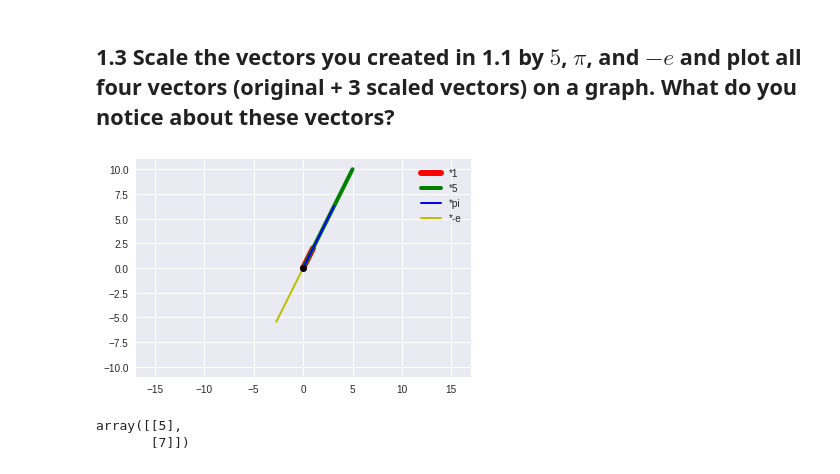
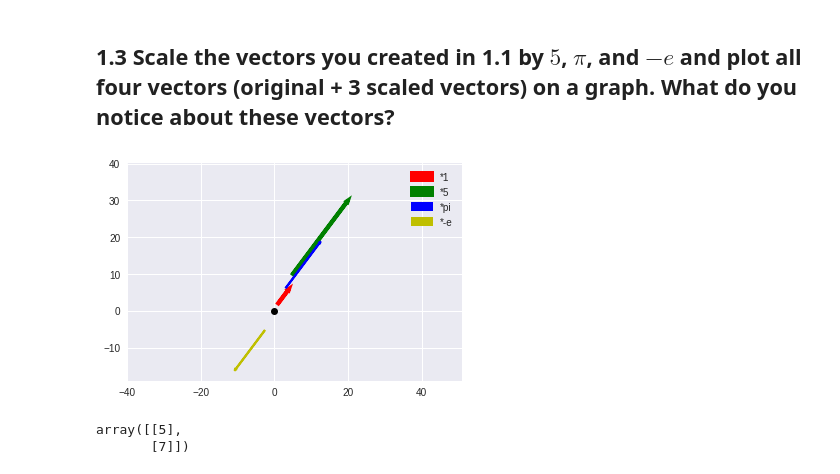
Before and after one commit to bloominstituteoftechnology/DS-Unit-1-Sprint-4-Linear-Algebra, a Jupyter notebook: module1-linear-algebra-review/Linear_Algebra_Assignment.ipynb, the cells around one changed output. Cells and saved outputs as stored; diff of their text form; code cells hidden in the pictures.

```diff
--- a/module1-linear-algebra-review/Linear_Algebra_Assignment.ipynb
+++ b/module1-linear-algebra-review/Linear_Algebra_Assignment.ipynb
@@ -36,10 +36,11 @@ matplotlib.__version__
 # %%
 import matplotlib.pyplot as plt
 import numpy as np
-fig, ax = plt.subplots(figsize=(2, 2))
-a = [1,2]
-ax.quiver(a[0],a[1],scale=4)
-plt.xticks(np.arange(-1,4))
-plt.yticks(np.arange(-1,4))
+fig, ax = plt.subplots(figsize=(6, 6))
+a = np.matrix('1 2; 3 4')
+plt.arrow(a[0,0], a[0,1], a[1,0], a[1,1], length_includes_head=True, width=0.1)
+plt.xticks(np.arange(0,8))
+plt.yticks(np.arange(0,8))
 plt.show()
+a11 = a
 # %% [output]
@@ -62,32 +65,33 @@ plt.show()
 # %%
 import numpy as np
 import matplotlib.pyplot as plt
-base = np.array([1,2])
+base = a11
 M = np.array([base, base * 5, base * np.pi, base * -np.e])
 
-rows,cols = M.T.shape
+lines = M.shape[0]
 
-#Get absolute maxes for axis ranges to center origin
-#This is optional
-maxes = 1.1*np.amax(abs(M), axis = 0)
+ax = plt.gca()
+
 colors = ['r', 'g', 'b', 'y']
-widths = [6,4,2,2]
+widths = [4,4,2,2]=
+arrows = []
+for i in range(0,lines):
+    a = M[i]
+    arrow = ax.arrow(a[0,0], a[0,1], a[1,0], a[1,1], color=colors[i],
+              linewidth=widths[i], length_includes_head=True, width=0.1)
+    arrows.append(arrow)
 
-for i,l in enumerate(range(0,cols)):
-    xs = [0,M[i,0]]
-    ys = [0,M[i,1]]
-    plt.plot(xs,ys, colors[i], linewidth=widths[i])
 
 plt.plot(0,0,'ok') #<-- plot a black point at the origin
 plt.axis('equal')  #<-- set the axes to the same scale
-plt.xlim([-maxes[0],maxes[0]]) #<-- set the x axis limits
-plt.ylim([-maxes[1],maxes[1]]) #<-- set the y axis limits
-plt.legend(['*1','*5', '*pi', '*-e']) #<-- give a legend
+plt.xlim([-40,51]) #<-- set the x axis limits
+plt.ylim([-60,81]) #<-- set the y axis limits
+ax.legend((arrows),(['*1','*5', '*pi', '*-e'])) #<-- give a legend
 plt.grid(b=True, which='major') #<-- plot grid lines
 plt.show()
 # all the vectors are collinear
 # %% [output]
-[figure, old version]
+[figure, new version]
 # %%
 np.array([[5],[7]])
 # %% [output]
```
Also changed, not shown: parts of 15 cells of this notebook.
